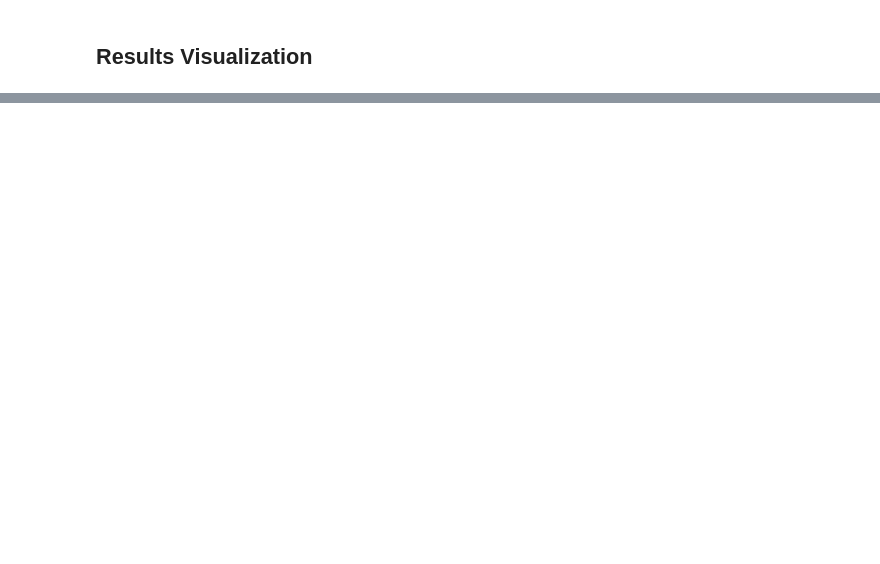
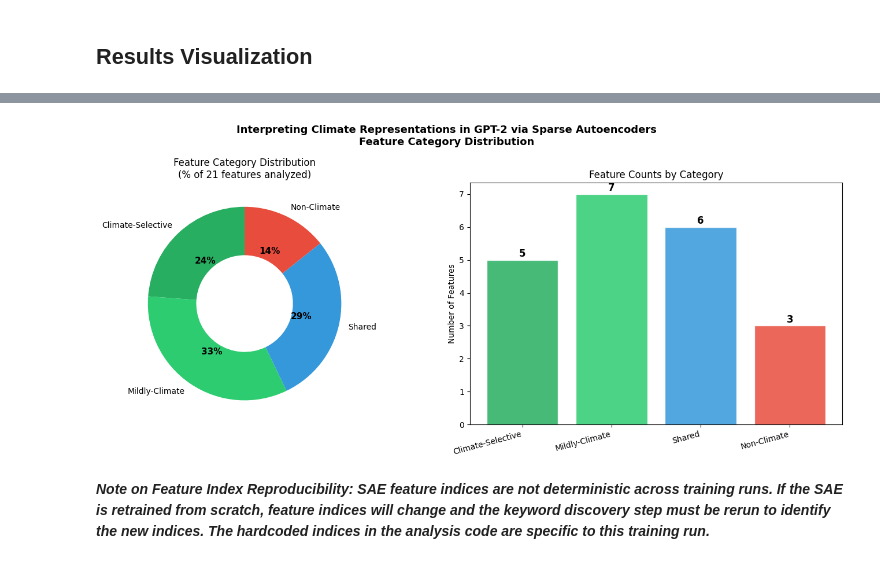
Before and after one commit to dikshaphuloria/climate-sae-gpt2, a Jupyter notebook: climate_activations_interpret_via_SAE.ipynb, the cells around one changed output, grey strips where cells are left out. Cells and saved outputs as stored; diff of their text form; code cells hidden in the pictures; blank space fills up the shorter version.

```diff
--- a/climate_activations_interpret_via_SAE.ipynb
+++ b/climate_activations_interpret_via_SAE.ipynb
@@ -1062,0 +1127,57 @@ plt.show()
+# %%
+fig, axes = plt.subplots(1, 2, figsize=(14, 6))
+fig.suptitle(
+    "Interpreting Climate Representations in GPT-2 via Sparse Autoencoders\n"
+    "Feature Category Distribution",
+    fontsize=13, fontweight="bold"
+)
+
+counts = df["dominant_label"].value_counts()
+order  = ["Climate-Selective", "Mildly-Climate", "Shared", "Non-Climate"]
+counts = counts.reindex(order)
+colors = [COLOR_MAP_LABEL[l] for l in order]
+
+# donut chart
+ax = axes[0]
+wedges, texts, autotexts = ax.pie(
+    counts,
+    labels=order,
+    colors=colors,
+    autopct="%1.0f%%",
+    startangle=90,
+    wedgeprops=dict(width=0.5),   # donut!
+    textprops=dict(fontsize=10)
+)
+
+for at in autotexts:
+    at.set_fontsize(11)
+    at.set_fontweight("bold")
+
+ax.set_title("Feature Category Distribution\n(% of 21 features analyzed)")
+
+# bar chart of counts
+ax2 = axes[1]
+
+bars = ax2.bar(order, counts, color=colors, alpha=0.85, edgecolor="white")
+
+ax2.set_ylabel("Number of Features")
+
+ax2.set_title("Feature Counts by Category")
+
+ax2.set_xticklabels(order, rotation=15, ha="right")
+
+for bar, count in zip(bars, counts):
+    ax2.text(bar.get_x() + bar.get_width()/2,
+             bar.get_height() + 0.1,
+             str(count),
+             ha="center", fontsize=12, fontweight="bold")
+
+plt.tight_layout()
+
+plt.savefig(f"{SAVE_DIR}/category_distribution.png", dpi=150, bbox_inches="tight")
+
+plt.show()
+# %% [output]
+[figure, added]
+# %% [markdown]
+***Note on Feature Index Reproducibility: SAE feature indices are not deterministic across training runs. If the SAE is retrained from scratch, feature indices will change and the keyword discovery step must be rerun to identify the new indices. The hardcoded indices in the analysis code are specific to this training run.***
```
Also changed, not shown: parts of 16 cells of this notebook.
